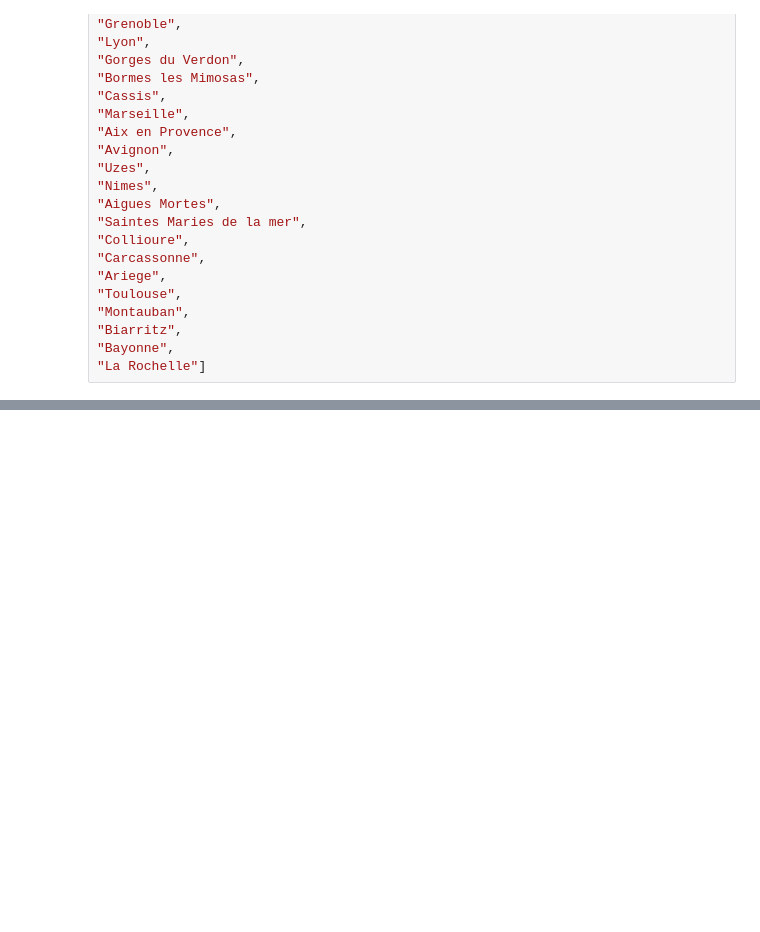
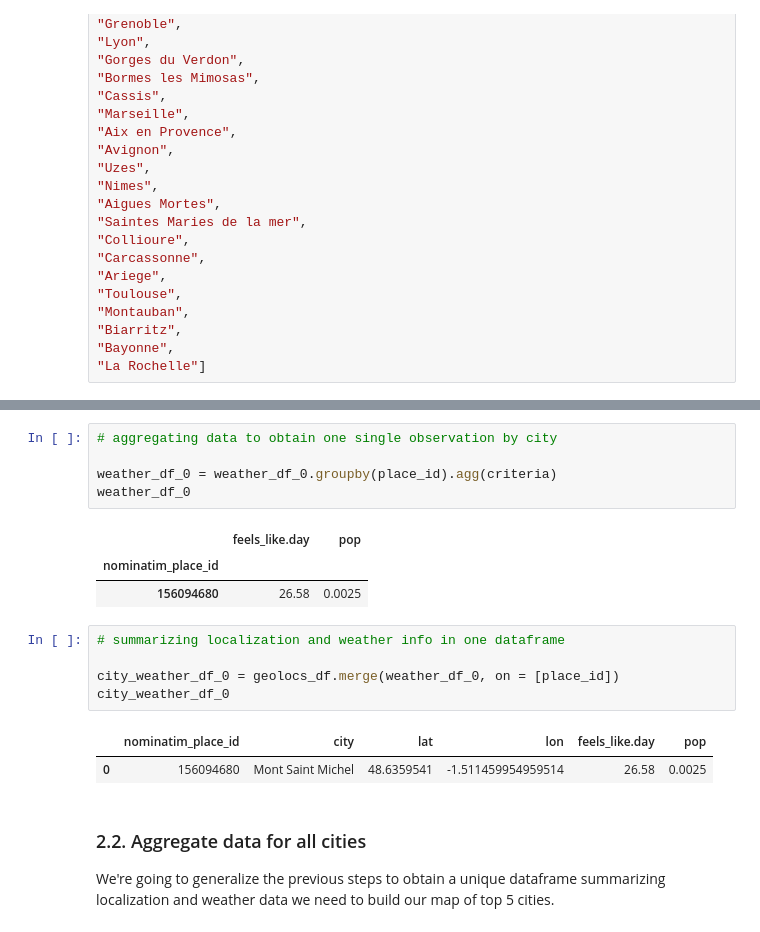
Before and after one commit to Acsts/Data_Collection--Travel_Recommandations, a Jupyter notebook: Weather_data_collector.ipynb, the cells around one changed output, grey strips where cells are left out. Saved outputs shown, nothing was run; the diff lists cells and outputs as text; blank space fills up the shorter version.

```diff
--- a/Weather_data_collector.ipynb
+++ b/Weather_data_collector.ipynb
@@ -476,0 +256,21 @@ fig.show()
+# %%
+# aggregating data to obtain one single observation by city
+
+weather_df_0 = weather_df_0.groupby(place_id).agg(criteria)
+weather_df_0
+# %% [output]
+|  | feels_like.day | pop |
+| nominatim_place_id |  |  |
+| 156094680 | 26.58 | 0.0025 |
+# %%
+# summarizing localization and weather info in one dataframe
+
+city_weather_df_0 = geolocs_df.merge(weather_df_0, on = [place_id])
+city_weather_df_0
+# %% [output]
+|  | nominatim_place_id | city | lat | lon | feels_like.day | pop |
+| 0 | 156094680 | Mont Saint Michel | 48.6359541 | -1.511459954959514 | 26.58 | 0.0025 |
+# %% [markdown]
+### 2.2. Aggregate data for all cities
+
+We're going to generalize the previous steps to obtain a unique dataframe summarizing localization and weather data we need to build our map of top 5 cities.
```
Also changed, not shown: parts of 69 cells of this notebook, 1 other file.
